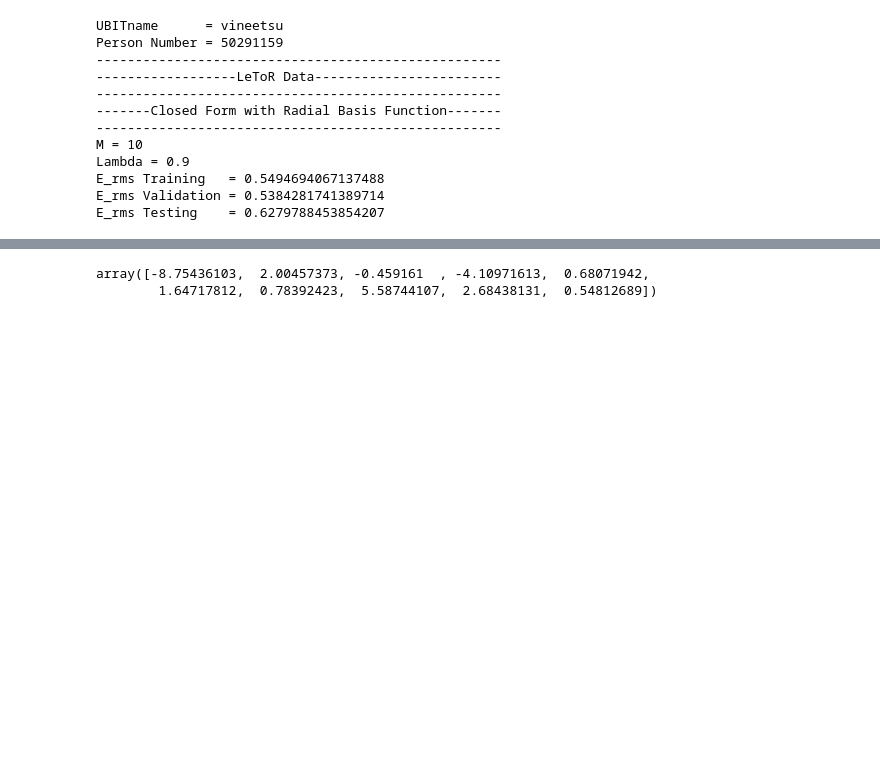
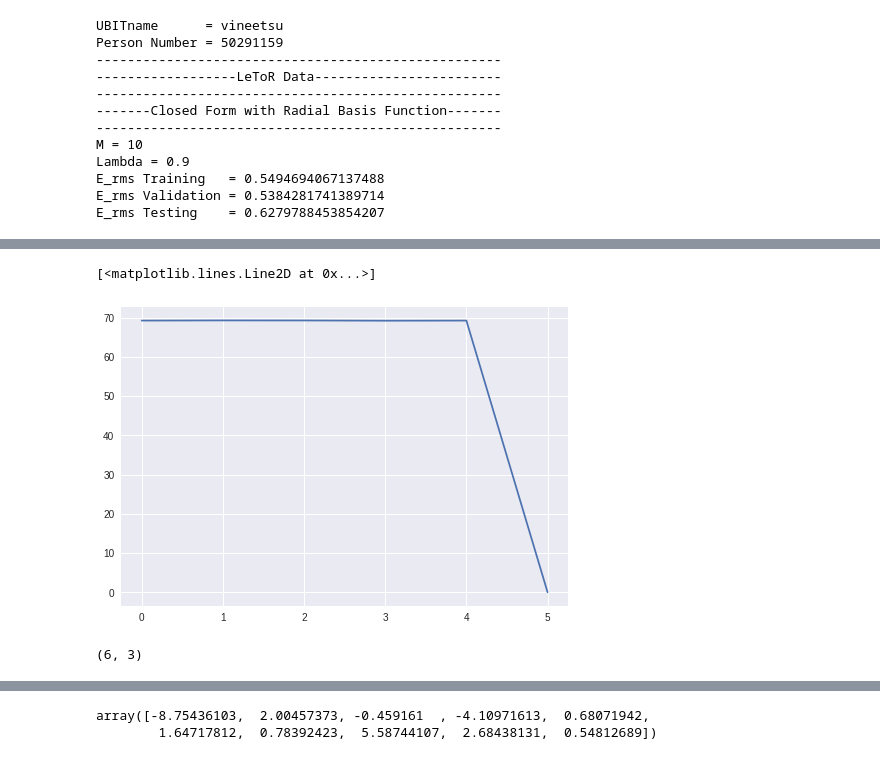
Before and after one commit to MicroprocessorX069/Prediction-of-Page-Rank, a Jupyter notebook: LeToR_Regression_and_Gradient_Descent_Basics.ipynb, the cells around one changed output, grey strips where cells are left out. Drawn from its saved outputs; the diff is of its cells as text; code cells hidden in the pictures; blank space fills up the shorter version.

```diff
--- a/LeToR_Regression_and_Gradient_Descent_Basics.ipynb
+++ b/LeToR_Regression_and_Gradient_Descent_Basics.ipynb
@@ -344,0 +373,9 @@ E_rms Testing    = 0.6279788453854207
+# %%
+plt.plot(TestAcc[:,3])
+# %% [output]
+[<matplotlib.lines.Line2D at 0x...>]
+[figure, added]
+# %%
+TestAcc.shape
+# %% [output]
+(6, 3)
```
Also changed, not shown: parts of 7 cells of this notebook.
